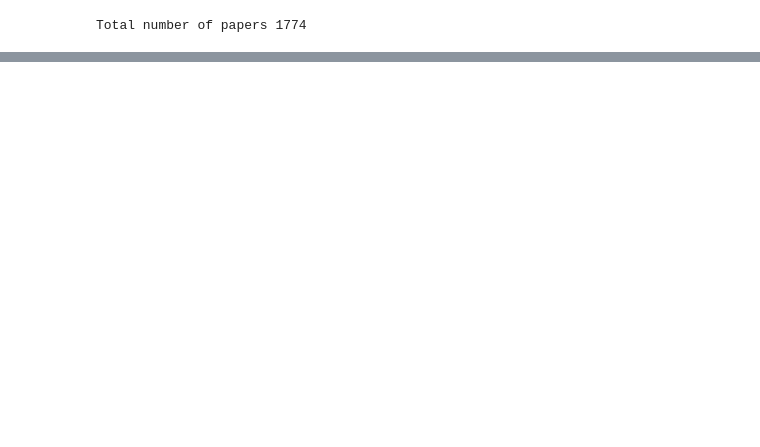
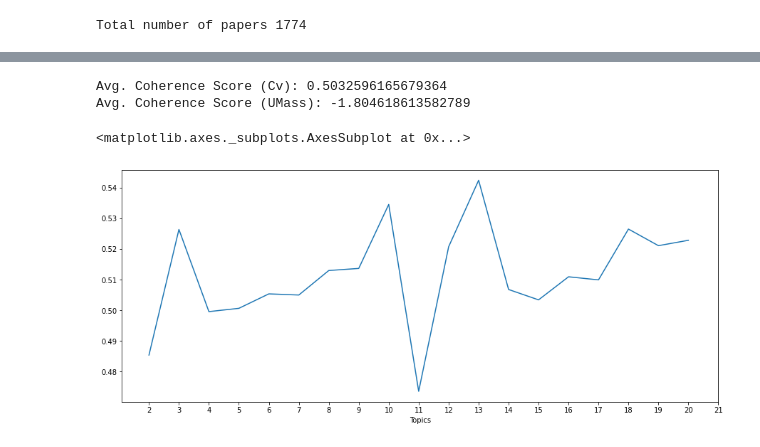
Before and after one commit to ap1690/ReviewPaper, a Jupyter notebook: entity_clustering.ipynb, the cells around one changed output, grey strips where cells are left out. Drawn from its saved outputs; the diff is of its cells as text; code cells hidden in the pictures; blank space fills up the shorter version.

Commit message:
Added MALLET LDA

```diff
--- a/entity_clustering.ipynb
+++ b/entity_clustering.ipynb
@@ -360,0 +403,38 @@ Topic #10:
+# %%
+print('Avg. Coherence Score (Cv):', avg_coherence_cv)
+print('Avg. Coherence Score (UMass):', avg_coherence_umass)
+# print('Model Perplexity:', perplexity)
+# %% [output]
+Avg. Coherence Score (Cv): 0.5032596165679364
+Avg. Coherence Score (UMass): -1.804618613582789
+# %%
+from tqdm import tqdm
+def topic_model_coherence_generator(corpus,text_dictionary,start_topic_count=2,end_topic_count=20,step=1,cpus=1):
+    model = []
+    model_summary = []
+    for topic_nums in tqdm(range(start_topic_count,end_topic_count+1,step)):
+        lda_mallet = gensim.models.wrappers.LdaMallet(mallet_path=MALLET_PATH,corpus=bow_corpus,
+                                                      num_topics=topic_nums,id2word=dictionary,iterations=500, workers=16)
+        cv_coherence_model_lda = gensim.models.CoherenceModel(model=lda_mallet,corpus=bow_corpus,texts=norm_corpus_bigrams,
+                                                              dictionary=dictionary,coherence='c_v')
+        avg_coherence_cv = cv_coherence_model_lda.get_coherence()
+
+        umass_coherence_model_lda = gensim.models.CoherenceModel(model=lda_mallet,corpus=bow_corpus,texts=norm_corpus_bigrams,
+                                                                 dictionary=dictionary,coherence='u_mass')
+        avg_coherence_umass = umass_coherence_model_lda.get_coherence()
+
+        model_summary.append([topic_nums,avg_coherence_cv,avg_coherence_umass])
+        model.append(lda_mallet)
+    return model,model_summary
+# %%
+lda_models,lda_model_results = topic_model_coherence_generator(bow_corpus,dictionary,start_topic_count=2,end_topic_count=20,step=1,cpus=1)
+# %%
+import pandas as pd
+df = pd.DataFrame(lda_model_results,columns=['Topics','CV_Score','UMass_Score'])
+# %%
+df = df.set_index('Topics')
+# %%
+df['CV_Score'].plot(figsize=(15,6),xticks=range(2,22))
+# %% [output]
+<matplotlib.axes._subplots.AxesSubplot at 0x...>
+[figure, added]
```
Also changed, not shown: parts of 12 cells of this notebook.
